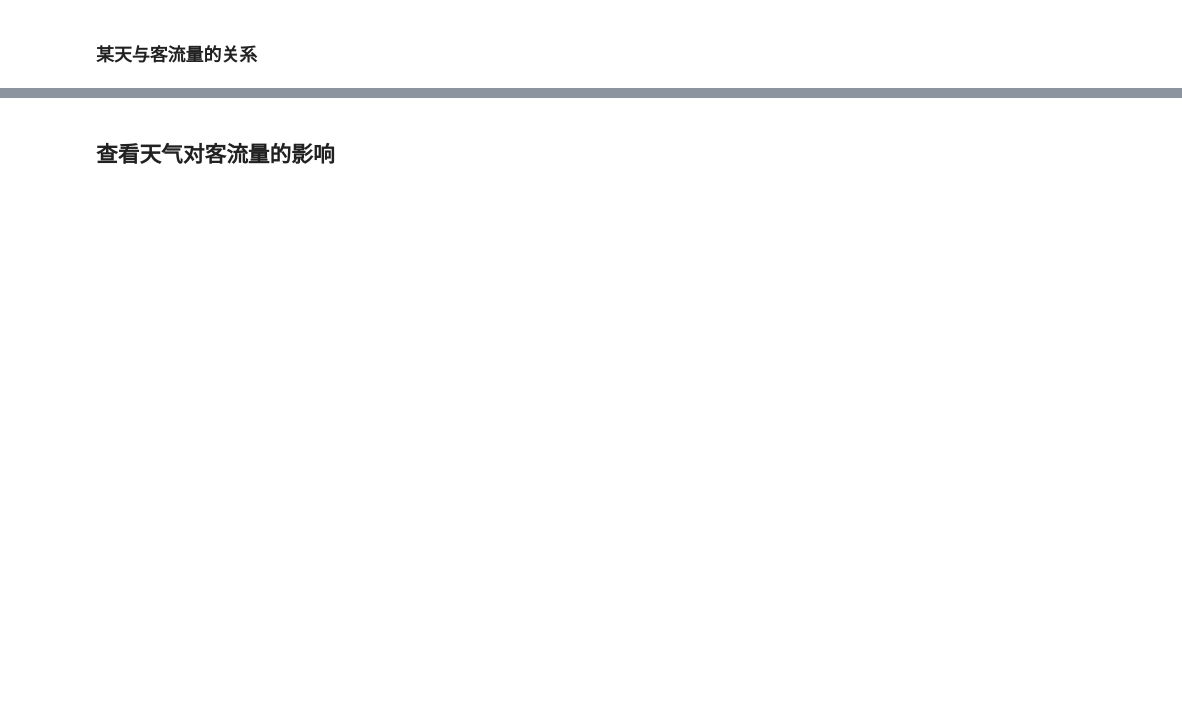
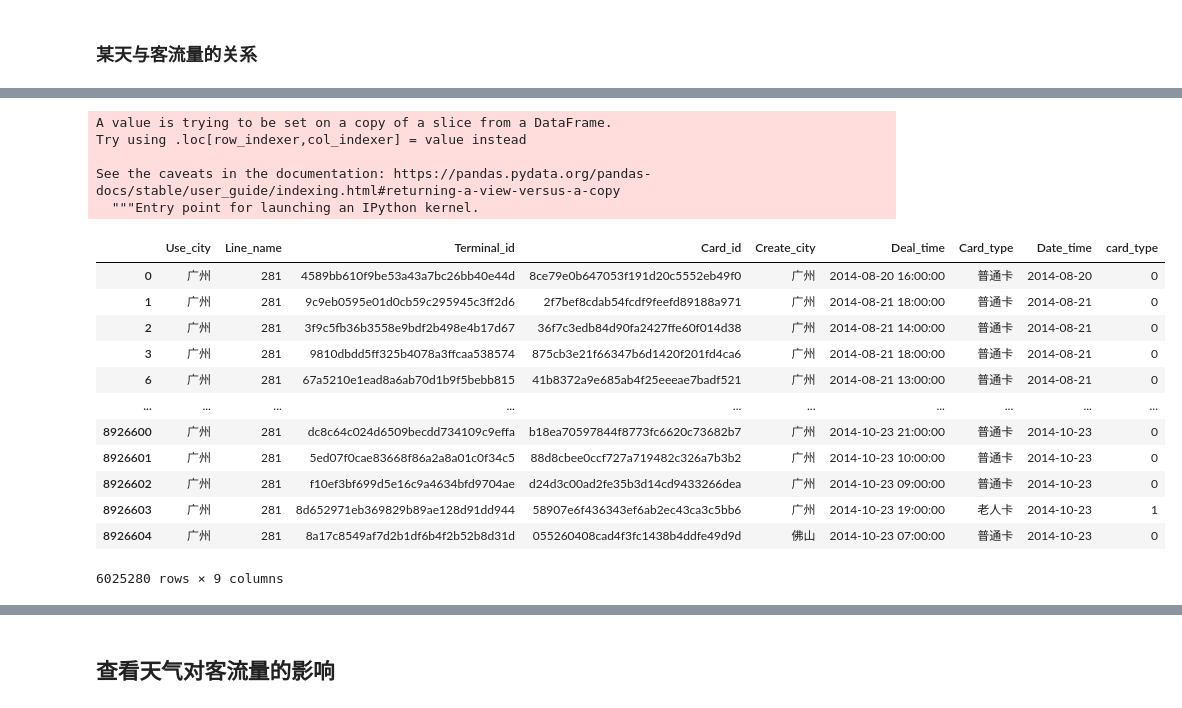
Before and after one commit to yanlingpy/Bus, a Jupyter notebook: code/bus.ipynb, the cells around one changed output, grey strips where cells are left out. Cells and saved outputs as stored; diff of their text form; code cells hidden in the pictures; blank space fills up the shorter version.

```diff
--- a/code/bus.ipynb
+++ b/code/bus.ipynb
@@ -119,0 +213,22 @@ plt.show()
+# %%
+line_281_data['card_type']=line_281_data['Card_type'].apply(get_card_type)
+line_281_data
+# %% [output]
+A value is trying to be set on a copy of a slice from a DataFrame.
+Try using .loc[row_indexer,col_indexer] = value instead
+
+See the caveats in the documentation: https://pandas.pydata.org/pandas-docs/stable/user_guide/indexing.html#returning-a-view-versus-a-copy
+  """Entry point for launching an IPython kernel.
+|  | Use_city | Line_name | Terminal_id | Card_id | Create_city | Deal_time | Card_type | Date_time | card_type |
+| 0 | 广州 | 281 | 4589bb610f9be53a43a7bc26bb40e44d | 8ce79e0b647053f191d20c5552eb49f0 | 广州 | 2014-08-20 16:00:00 | 普通卡 | 2014-08-20 | 0 |
+| 1 | 广州 | 281 | 9c9eb0595e01d0cb59c295945c3ff2d6 | 2f7bef8cdab54fcdf9feefd89188a971 | 广州 | 2014-08-21 18:00:00 | 普通卡 | 2014-08-21 | 0 |
+| 2 | 广州 | 281 | 3f9c5fb36b3558e9bdf2b498e4b17d67 | 36f7c3edb84d90fa2427ffe60f014d38 | 广州 | 2014-08-21 14:00:00 | 普通卡 | 2014-08-21 | 0 |
+| 3 | 广州 | 281 | 9810dbdd5ff325b4078a3ffcaa538574 | 875cb3e21f66347b6d1420f201fd4ca6 | 广州 | 2014-08-21 18:00:00 | 普通卡 | 2014-08-21 | 0 |
+| 6 | 广州 | 281 | 67a5210e1ead8a6ab70d1b9f5bebb815 | 41b8372a9e685ab4f25eeeae7badf521 | 广州 | 2014-08-21 13:00:00 | 普通卡 | 2014-08-21 | 0 |
+| ... | ... | ... | ... | ... | ... | ... | ... | ... | ... |
+| 8926600 | 广州 | 281 | dc8c64c024d6509becdd734109c9effa | b18ea70597844f8773fc6620c73682b7 | 广州 | 2014-10-23 21:00:00 | 普通卡 | 2014-10-23 | 0 |
+| 8926601 | 广州 | 281 | 5ed07f0cae83668f86a2a8a01c0f34c5 | 88d8cbee0ccf727a719482c326a7b3b2 | 广州 | 2014-10-23 10:00:00 | 普通卡 | 2014-10-23 | 0 |
+| 8926602 | 广州 | 281 | f10ef3bf699d5e16c9a4634bfd9704ae | d24d3c00ad2fe35b3d14cd9433266dea | 广州 | 2014-10-23 09:00:00 | 普通卡 | 2014-10-23 | 0 |
+| 8926603 | 广州 | 281 | 8d652971eb369829b89ae128d91dd944 | 58907e6f436343ef6ab2ec43ca3c5bb6 | 广州 | 2014-10-23 19:00:00 | 老人卡 | 2014-10-23 | 1 |
+| 8926604 | 广州 | 281 | 8a17c8549af7d2b1df6b4f2b52b8d31d | 055260408cad4f3fc1438b4ddfe49d9d | 佛山 | 2014-10-23 07:00:00 | 普通卡 | 2014-10-23 | 0 |
+6025280 rows × 9 columns
```
Also changed, not shown: parts of 107 cells of this notebook.
